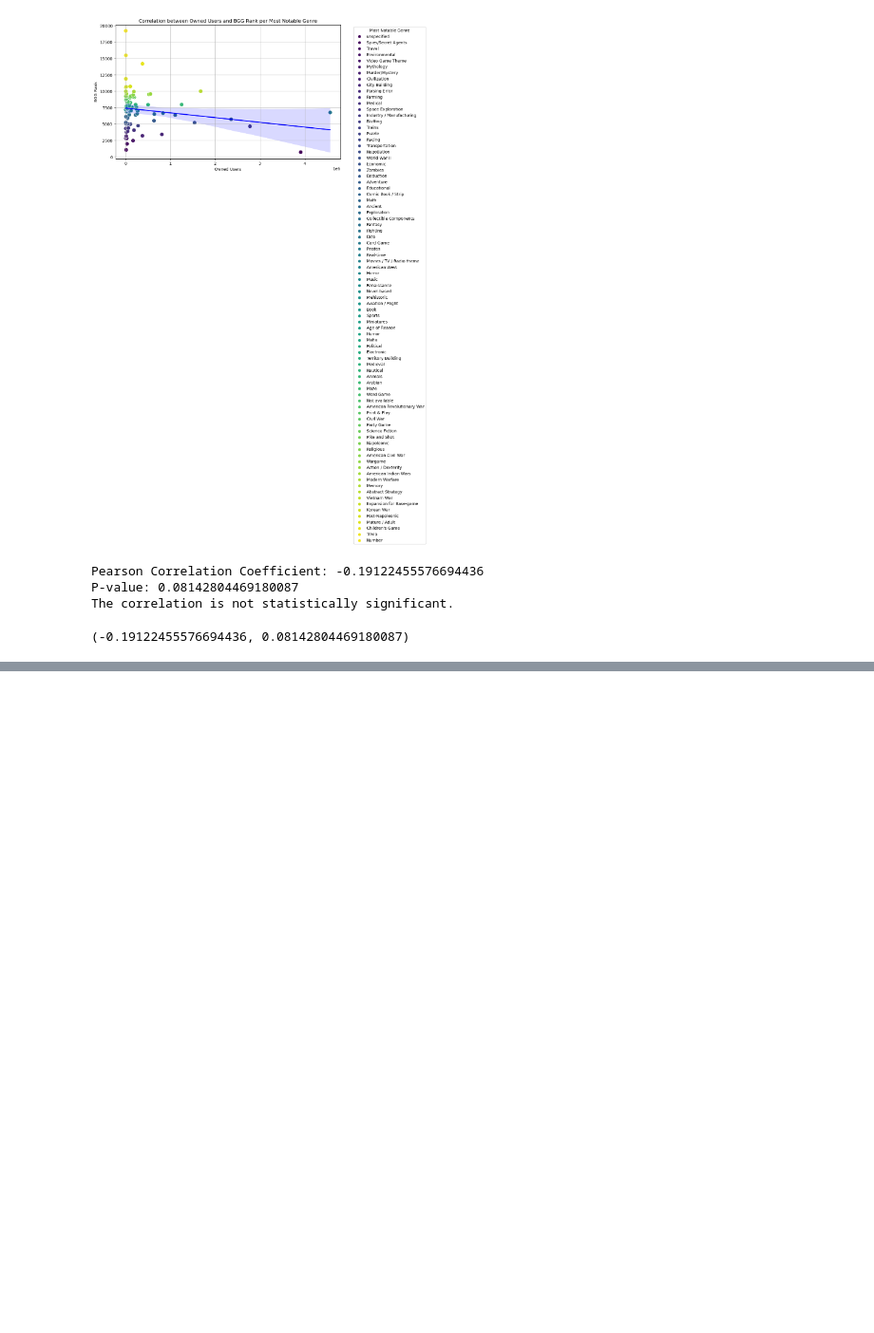
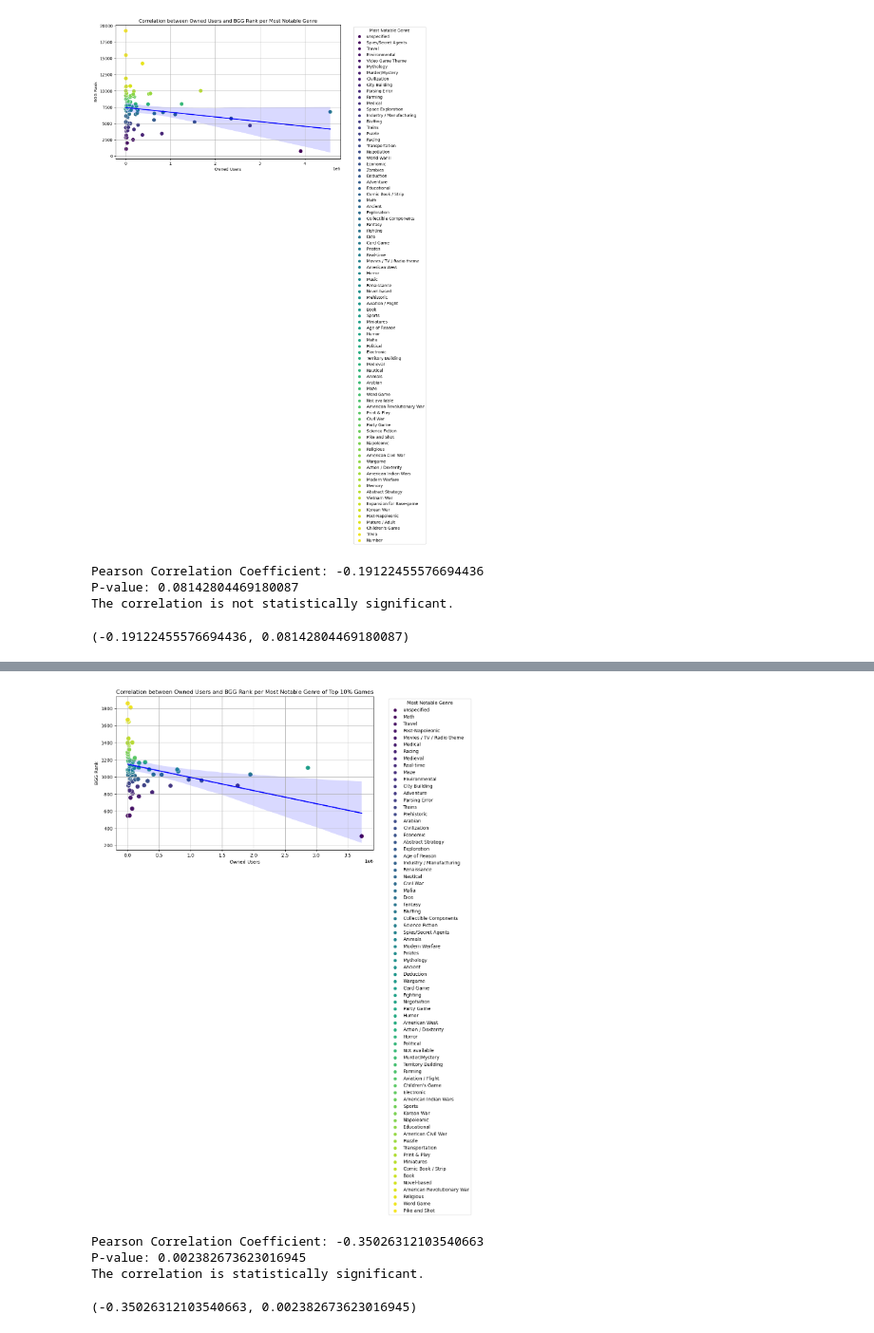
Before and after one commit to jkspiva/Final-Project-Group3, a Jupyter notebook: Ashley/testing.ipynb, the cells around one changed output, grey strips where cells are left out. Shown at 95% size. Saved outputs shown, nothing was run; the diff lists cells and outputs as text; code cells hidden in the pictures; blank space fills up the shorter version.

```diff
--- a/Ashley/testing.ipynb
+++ b/Ashley/testing.ipynb
@@ -674,0 +738,10 @@ The correlation is not statistically significant.
+# %%
+genre_20_stats = top_20_df.groupby('Most Notable Genre').agg({
+    'Rating Average': 'mean',
+    'BGG Rank': 'mean',
+    'Owned Users': 'sum',
+    'Users Rated': 'sum'
+}).sort_values(by='BGG Rank', ascending=True)
+
+# Display the result
+print(genre_20_stats)
@@ -674,0 +808,14 @@ The correlation is not statistically significant.
+# %%
+analyze_correlation(
+    data=genre_20_stats,
+    x_col='Owned Users',
+    y_col='BGG Rank',
+    hue_col='Most Notable Genre',
+    plot_title='Correlation between Owned Users and BGG Rank per Most Notable Genre of Top 10% Games'
+)
+# %% [output]
+[figure, added]
+Pearson Correlation Coefficient: -0.35026312103540663
+P-value: 0.002382673623016945
+The correlation is statistically significant.
+(-0.35026312103540663, 0.002382673623016945)
```
Also changed, not shown: parts of 11 cells of this notebook.
